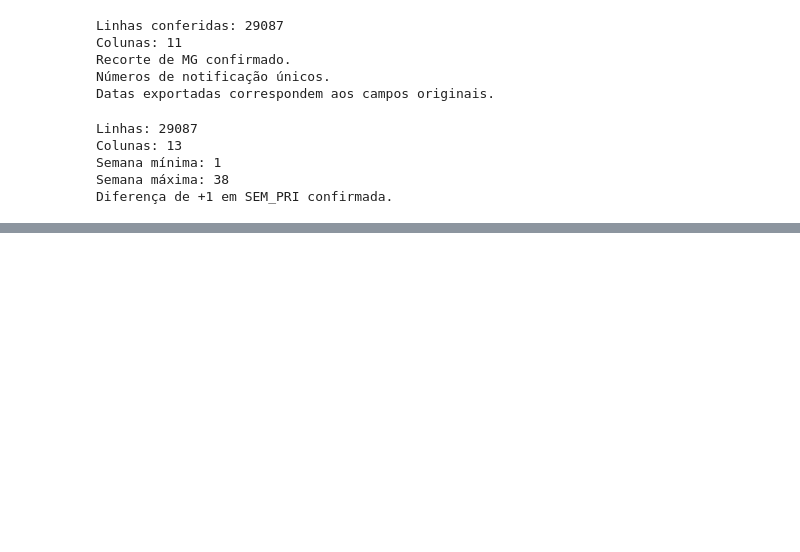
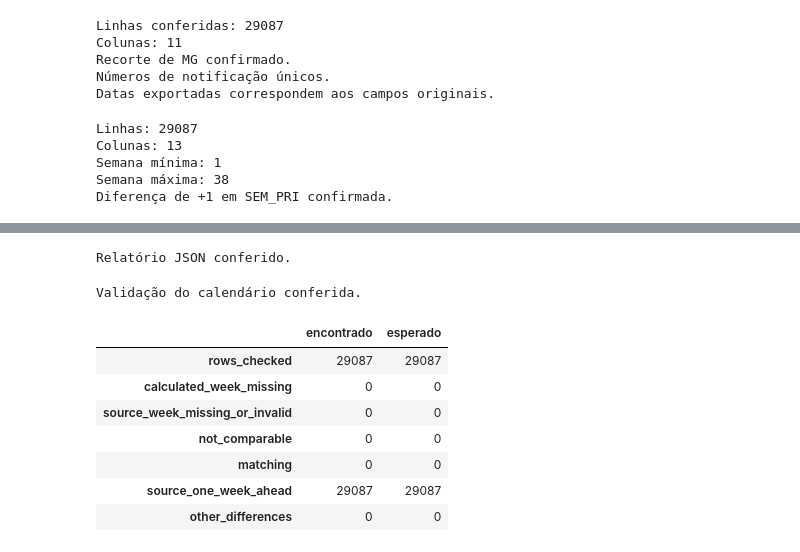
Before and after one commit to MatheusRPessoa/Sentinela, a Jupyter notebook: notebooks/exploracao_srag_2026.ipynb, the cells around one changed output, grey strips where cells are left out. Saved outputs shown, nothing was run; the diff lists cells and outputs as text; code cells hidden in the pictures; blank space fills up the shorter version.

Commit message:
test: verify SRAG quality reports and normalized exports

```diff
--- a/notebooks/exploracao_srag_2026.ipynb
+++ b/notebooks/exploracao_srag_2026.ipynb
@@ -956,0 +987,71 @@ Diferença de +1 em SEM_PRI confirmada.
+# %%
+report_path = (
+    project_root / "data" / "processed" / "srag_2026_mg_v2_report.json"
+)
+
+report = json.loads(report_path.read_text(encoding="utf-8"))
+
+assert report["total_rows"] == 220_941
+assert report["selected_rows"] == 29_087
+assert all(value == 0 for value in report["date_validation"].values())
+
+assert report["export"]["status"] == "completed"
+assert report["export"]["exported_rows"] == 29_087
+assert len(report["export"]["derived_columns"]) == 5
+
+assert report["calendar_transformation"]["reference"] == (
+    "https://portalsinan.saude.gov.br/calendario-epidemiologico"
+)
+
+print("Relatório JSON conferido.")
+# %% [output]
+Relatório JSON conferido.
+# %%
+import json
+
+report_path = (
+    project_root
+    / "data"
+    / "processed"
+    / "srag_2026_mg_calendar_check_report.json"
+)
+
+report = json.loads(report_path.read_text(encoding="utf-8"))
+calendar_validation = report["calendar_validation"]
+
+expected = {
+    "rows_checked": 29_087,
+    "calculated_week_missing": 0,
+    "source_week_missing_or_invalid": 0,
+    "not_comparable": 0,
+    "matching": 0,
+    "source_one_week_ahead": 29_087,
+    "other_differences": 0,
+}
+
+assert report["selected_rows"] == expected["rows_checked"]
+
+for indicator, expected_value in expected.items():
+    actual_value = calendar_validation[indicator]
+
+    assert actual_value == expected_value, (
+        f"{indicator}: esperado={expected_value}, "
+        f"encontrado={actual_value}"
+    )
+
+print("Validação do calendário conferida.")
+
+pd.DataFrame({
+    "encontrado": calendar_validation,
+    "esperado": expected,
+})
+# %% [output]
+Validação do calendário conferida.
+|  | encontrado | esperado |
+| rows_checked | 29087 | 29087 |
+| calculated_week_missing | 0 | 0 |
+| source_week_missing_or_invalid | 0 | 0 |
+| not_comparable | 0 | 0 |
+| matching | 0 | 0 |
+| source_one_week_ahead | 29087 | 29087 |
+| other_differences | 0 | 0 |
```
Also changed, not shown: parts of 3 cells of this notebook.
